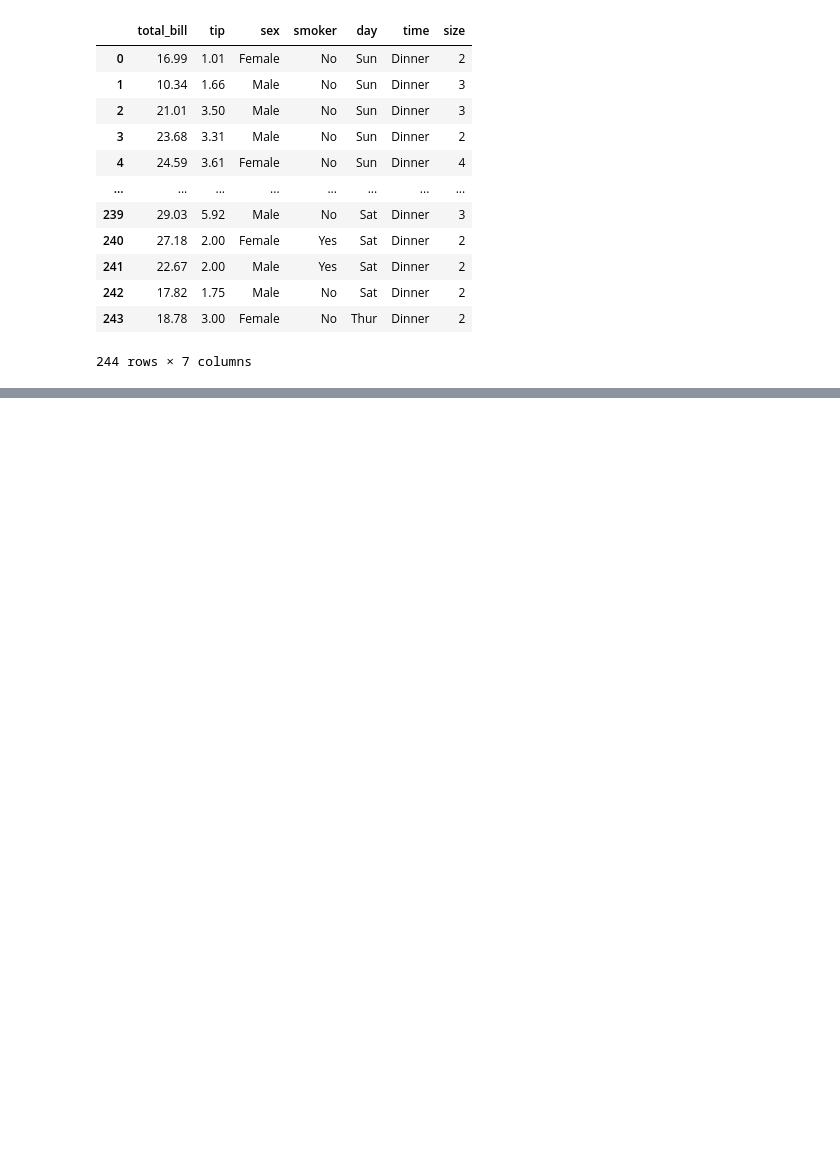
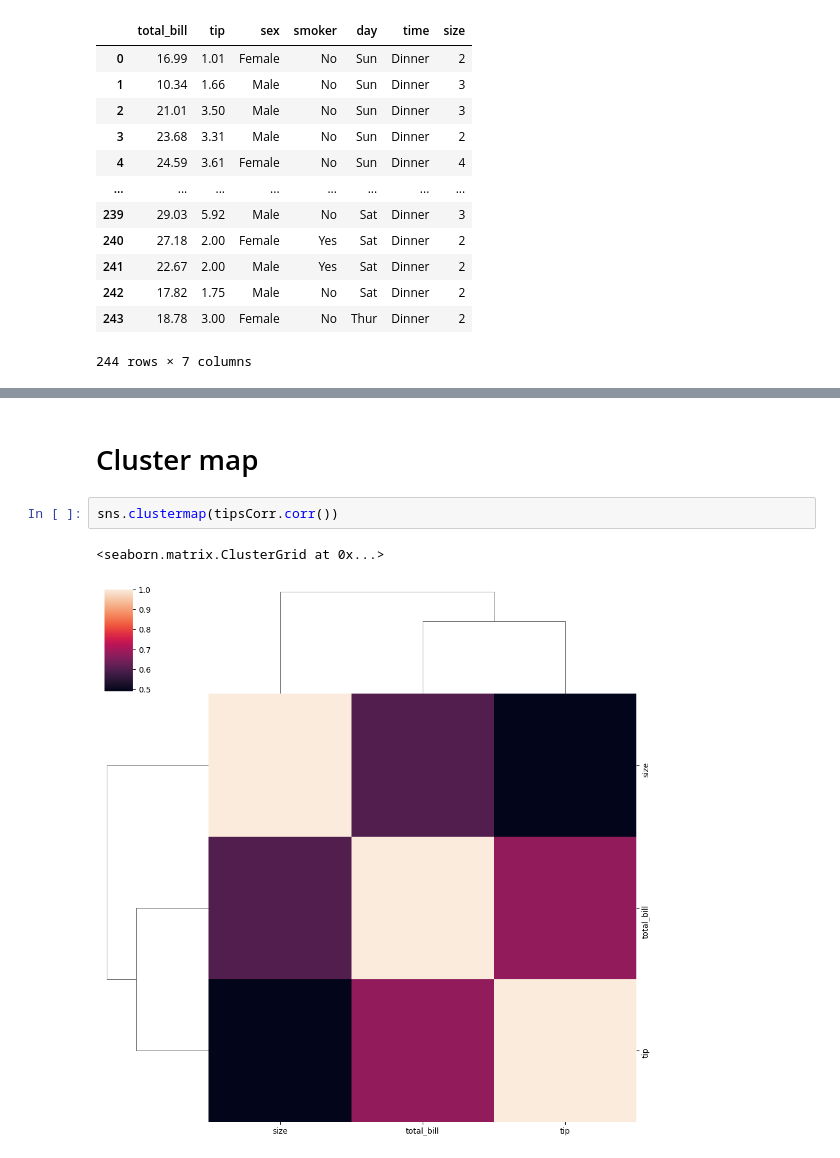
Before and after one commit to Pranav-789/learning_python, a Jupyter notebook: 030_data_visualization/Untitled3.ipynb, the cells around one changed output, grey strips where cells are left out. Drawn from its saved outputs; the diff is of its cells as text; blank space fills up the shorter version.

```diff
--- a/030_data_visualization/Untitled3.ipynb
+++ b/030_data_visualization/Untitled3.ipynb
@@ -41,0 +70,7 @@ sns.heatmap
+# %% [markdown]
+# Cluster map
+# %%
+sns.clustermap(tipsCorr.corr())
+# %% [output]
+<seaborn.matrix.ClusterGrid at 0x...>
+[figure, added]
```
Also changed, not shown: parts of 7 cells of this notebook, 1 other file.
